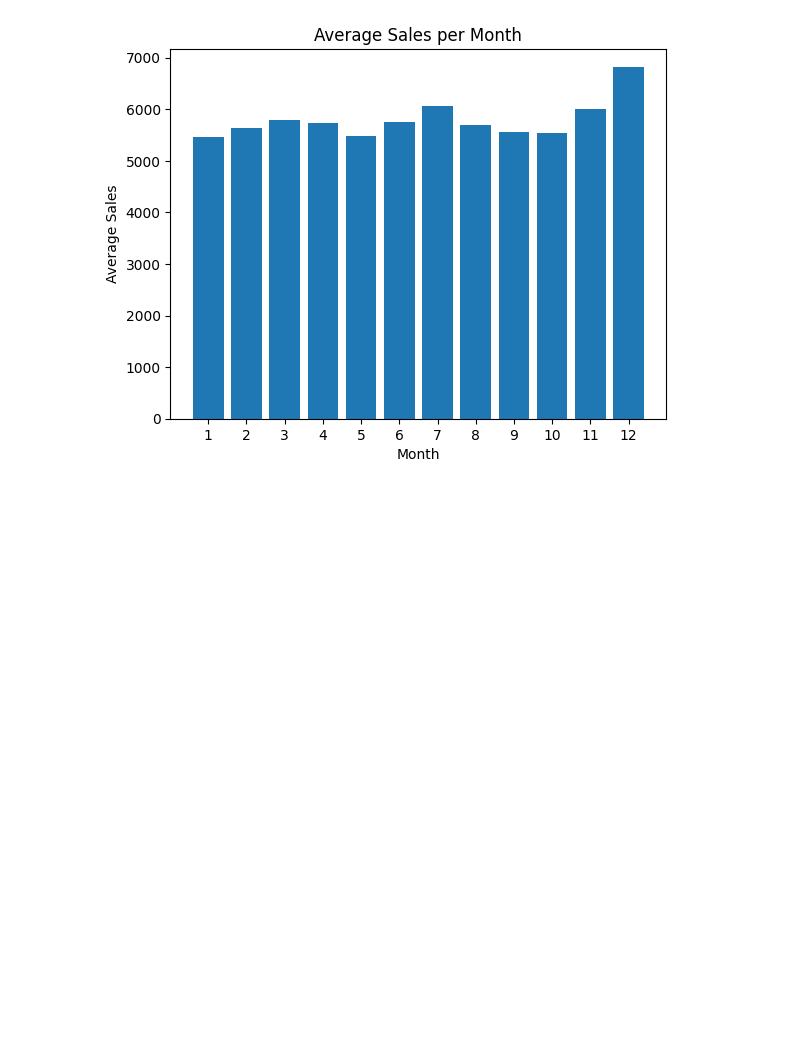
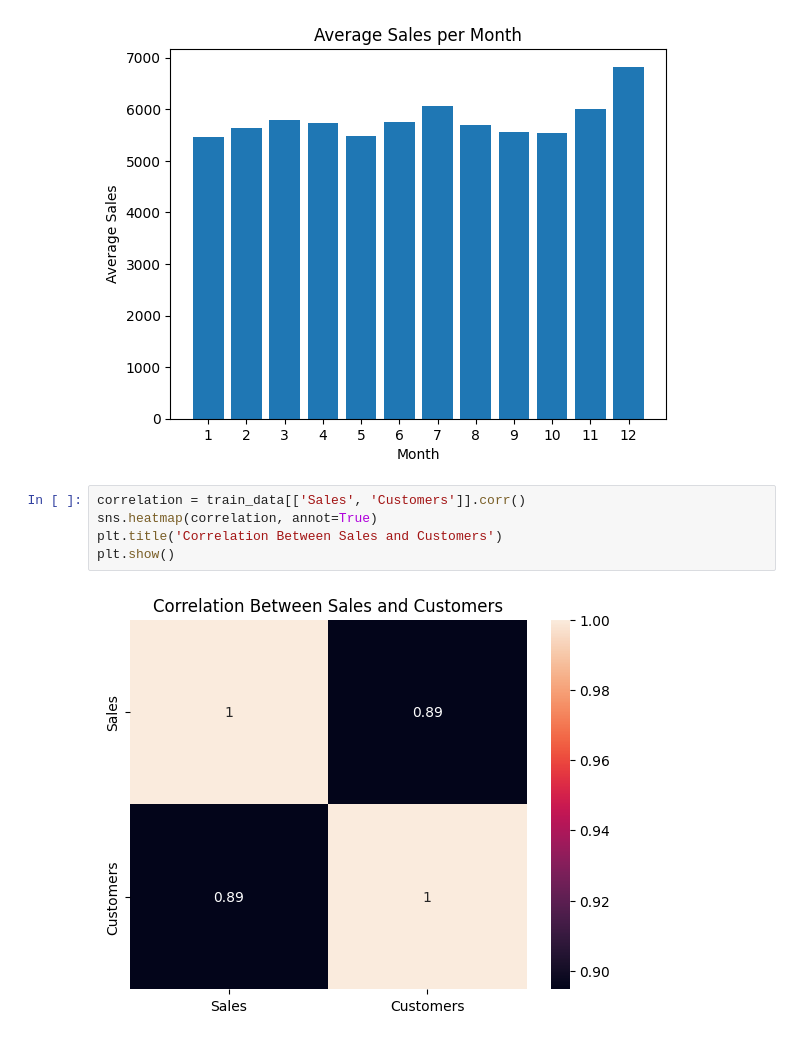
Before and after one commit to Wbam/Week-4, a Jupyter notebook: notebooks/eda_rossmann_sales.ipynb, the cells around one changed output. Cells and saved outputs as stored; diff of their text form; blank space fills up the shorter version.

Commit message:
correlation analysis

```diff
--- a/notebooks/eda_rossmann_sales.ipynb
+++ b/notebooks/eda_rossmann_sales.ipynb
@@ -55,3 +55,10 @@ plt.xticks(seasonal_sales['Month'])
 plt.show()
 # %% [output]
 [figure]
+# %%
+correlation = train_data[['Sales', 'Customers']].corr()
+sns.heatmap(correlation, annot=True)
+plt.title('Correlation Between Sales and Customers')
+plt.show()
+# %% [output]
+[figure, added]
```
